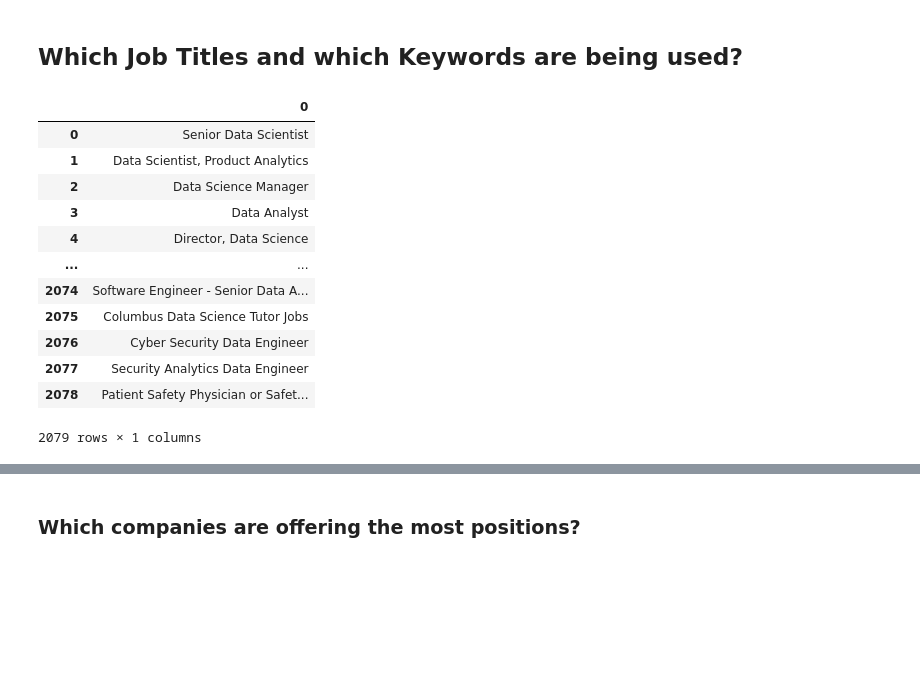
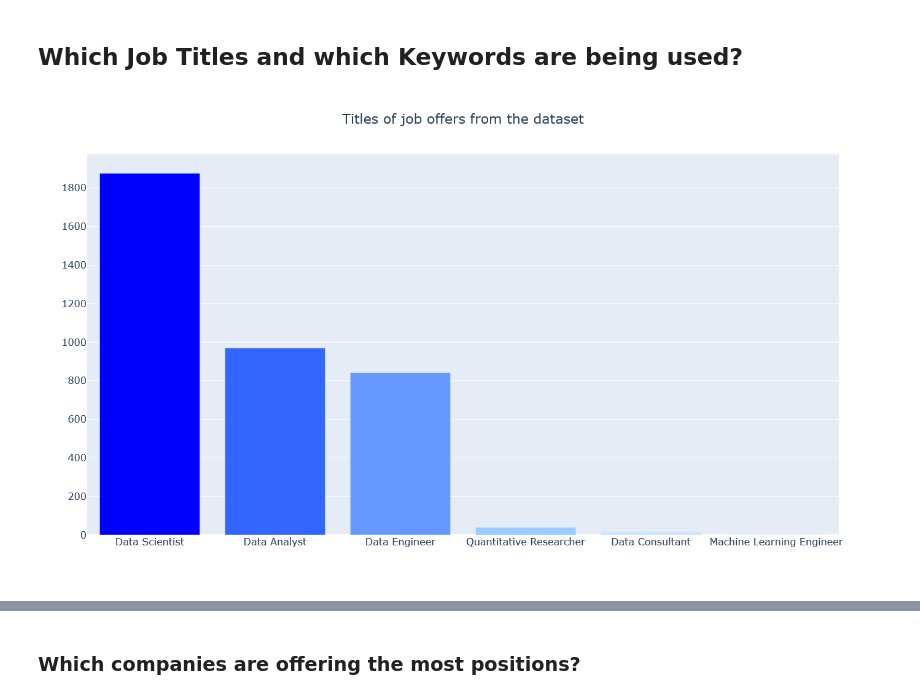
Before and after one commit to gordoaraujo/jobs_data_analysis, a Jupyter notebook: notebooks/Glassdoor Analysis.ipynb, the cells around one changed output, grey strips where cells are left out. Drawn from its saved outputs; the diff is of its cells as text; code cells hidden in the pictures; blank space fills up the shorter version.

```diff
--- a/notebooks/Glassdoor Analysis.ipynb
+++ b/notebooks/Glassdoor Analysis.ipynb
@@ -32,16 +93,6 @@ df["Company Name"] = df["Company Name"].map(cleanCompName)
 # %%
 #df["State Location"] = df.Location.apply(lambda x : x[-2:])
-'''def correct_endings(ending):
-    correct = ending
-    if ending == "da":
-        correct = "Canada"
-    elif ending == "en":
-        correct = "Sweden"
-    elif ending == "ny":
-        correct = "Germany"
-    elif ending == "da":
-        correct = "Canada"
-    return correct'''
 
-df["State Headquarter"] = df.Headquarters.apply(lambda x : x.split()[-1]).apply(lambda x : x if x != "Kingdom" else "United Kingdom")
-df["State Location"] = df.Location.apply(lambda x : x[-2:])
+df["State Headquarter"] = df.Headquarters.apply(lambda x : x.split()[-1]).apply(lambda x : x if x != "Kingdom" else "United Kingdom").apply(lambda x : ersetze_kurznamen(x))
+df["State Location"] = df.Location.apply(lambda x : x.split()[-1]).apply(lambda x : x if x != "Kingdom" else "United Kingdom").apply(lambda x : ersetze_kurznamen(x))
+df.head()
@@ -86,20 +259,12 @@ df["Easy Apply"] = df["Easy Apply"].apply(lambda x : x if x != "-1" else "Unknow
 # %% [markdown]
 ## Which Job Titles and which Keywords are being used?
 # %%
-jobs_names = df["Job Title"].unique()                          # Which titles are used for the jobs?
-jobs_names_df = pd.DataFrame(jobs_names)
-jobs_names_df
+# Which titles are used for the jobs?
+jobs_names_df = pd.DataFrame(df["Compare Title"].value_counts().reset_index())
+
+jobs_names_df.columns = ["Job Title","Count"]
+jobs_names_df["Job Title"].replace("", np.nan, inplace = True)
+jobs_names_df.dropna(subset = ["Job Title"], inplace = True)
+plotlyplot(jobs_names_df, 10, "Titles of job offers from the dataset")
 # %% [output]
-|  | 0 |
-| 0 | Senior Data Scientist |
-| 1 | Data Scientist, Product Analytics |
-| 2 | Data Science Manager |
-| 3 | Data Analyst |
-| 4 | Director, Data Science |
-| ... | ... |
-| 2074 | Software Engineer - Senior Data A... |
-| 2075 | Columbus Data Science Tutor Jobs |
-| 2076 | Cyber Security Data Engineer |
-| 2077 | Security Analytics Data Engineer |
-| 2078 | Patient Safety Physician or Safet... |
-2079 rows × 1 columns
+[figure, added]
```
Also changed, not shown: parts of 37 cells of this notebook, 1 other file.
